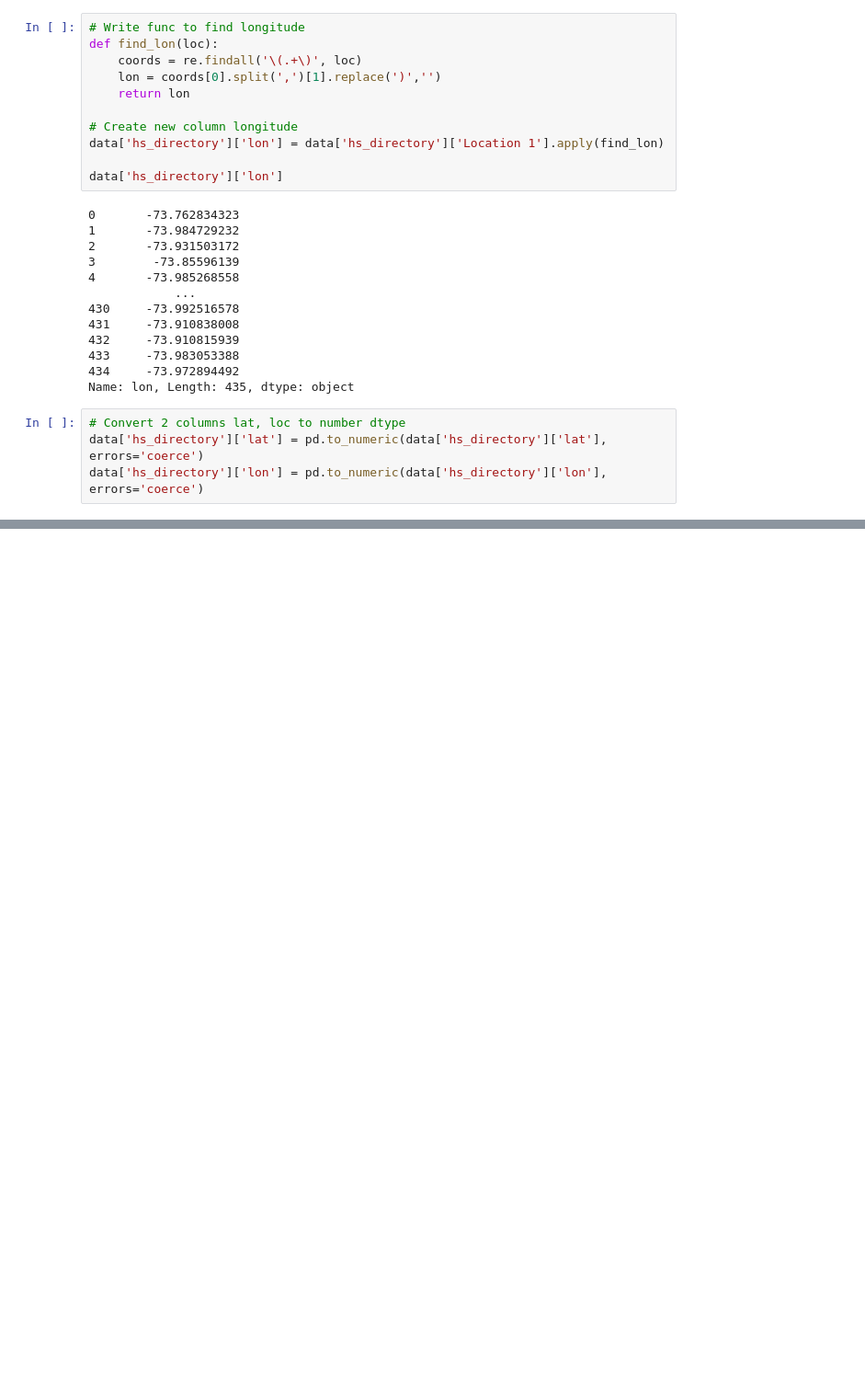
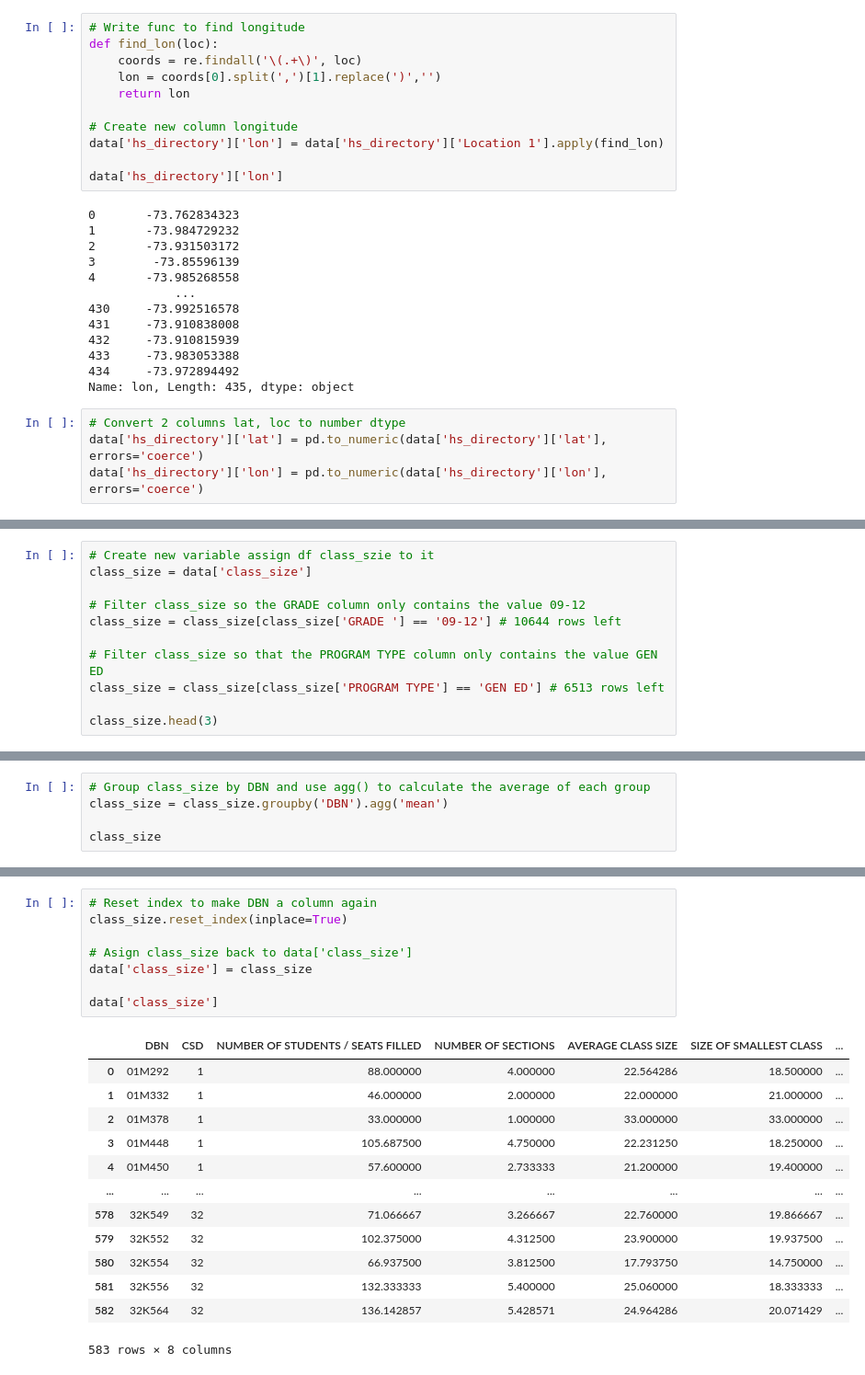
Before and after one commit to hoangvn111/Data-Cleaning-Walkthrough, a Jupyter notebook: Data_Cleaning_Walkthrough.ipynb, the cells around one changed output, grey strips where cells are left out. Shown: that part at 92% size. Cells and saved outputs as stored; diff of their text form; blank space fills up the shorter version.

Commit message:
Condensing the Class Size dataset, Calculate Average Class Size dataset

```diff
--- a/Data_Cleaning_Walkthrough.ipynb
+++ b/Data_Cleaning_Walkthrough.ipynb
@@ -413,0 +467,11 @@ data['hs_directory']['lon'] = pd.to_numeric(data['hs_directory']['lon'], errors=
+# %%
+# Create new variable assign df class_szie to it
+class_size = data['class_size']
+
+# Filter class_size so the GRADE column only contains the value 09-12
+class_size = class_size[class_size['GRADE '] == '09-12'] # 10644 rows left
+
+# Filter class_size so that the PROGRAM TYPE column only contains the value GEN ED
+class_size = class_size[class_size['PROGRAM TYPE'] == 'GEN ED'] # 6513 rows left
+
+class_size.head(3)
@@ -413,0 +563,5 @@ data['hs_directory']['lon'] = pd.to_numeric(data['hs_directory']['lon'], errors=
+# %%
+# Group class_size by DBN and use agg() to calculate the average of each group
+class_size = class_size.groupby('DBN').agg('mean')
+
+class_size
@@ -413,0 +583,22 @@ data['hs_directory']['lon'] = pd.to_numeric(data['hs_directory']['lon'], errors=
+# %%
+# Reset index to make DBN a column again
+class_size.reset_index(inplace=True)
+
+# Asign class_size back to data['class_size']
+data['class_size'] = class_size
+
+data['class_size']
+# %% [output]
+|  | DBN | CSD | NUMBER OF STUDENTS / SEATS FILLED | NUMBER OF SECTIONS | AVERAGE CLASS SIZE | SIZE OF SMALLEST CLASS | ... |
+| 0 | 01M292 | 1 | 88.000000 | 4.000000 | 22.564286 | 18.500000 | ... |
+| 1 | 01M332 | 1 | 46.000000 | 2.000000 | 22.000000 | 21.000000 | ... |
+| 2 | 01M378 | 1 | 33.000000 | 1.000000 | 33.000000 | 33.000000 | ... |
+| 3 | 01M448 | 1 | 105.687500 | 4.750000 | 22.231250 | 18.250000 | ... |
+| 4 | 01M450 | 1 | 57.600000 | 2.733333 | 21.200000 | 19.400000 | ... |
+| ... | ... | ... | ... | ... | ... | ... | ... |
+| 578 | 32K549 | 32 | 71.066667 | 3.266667 | 22.760000 | 19.866667 | ... |
+| 579 | 32K552 | 32 | 102.375000 | 4.312500 | 23.900000 | 19.937500 | ... |
+| 580 | 32K554 | 32 | 66.937500 | 3.812500 | 17.793750 | 14.750000 | ... |
+| 581 | 32K556 | 32 | 132.333333 | 5.400000 | 25.060000 | 18.333333 | ... |
+| 582 | 32K564 | 32 | 136.142857 | 5.428571 | 24.964286 | 20.071429 | ... |
+583 rows × 8 columns
```
Also changed, not shown: parts of 30 cells of this notebook.
